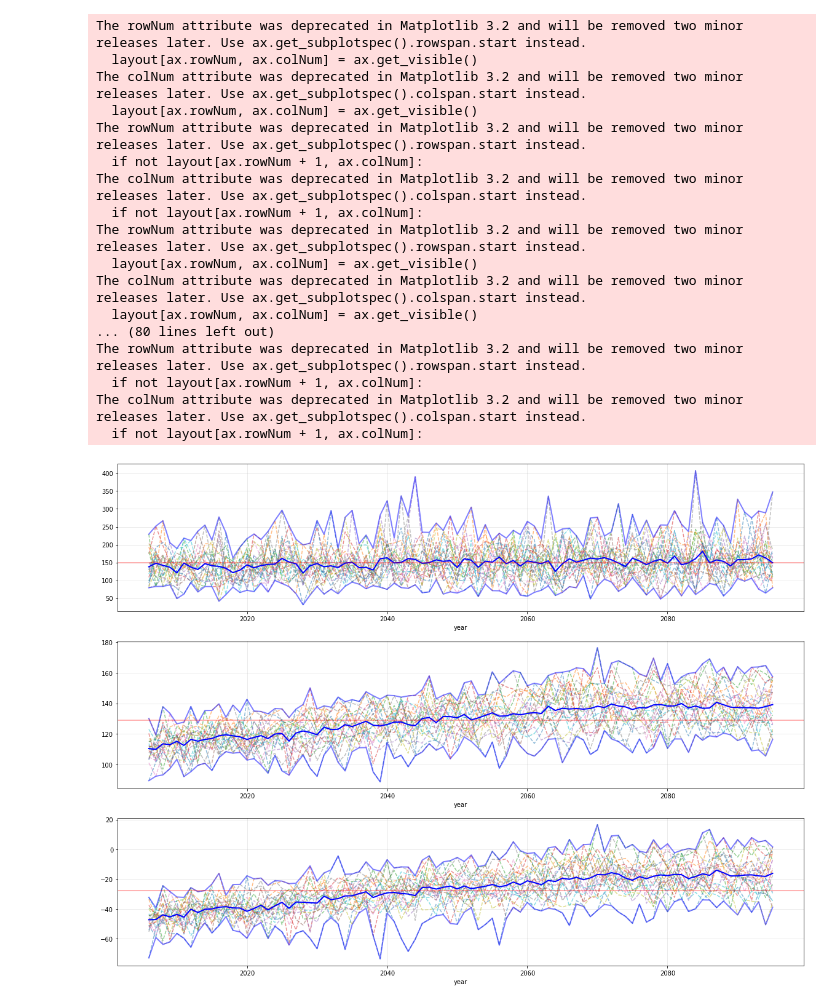
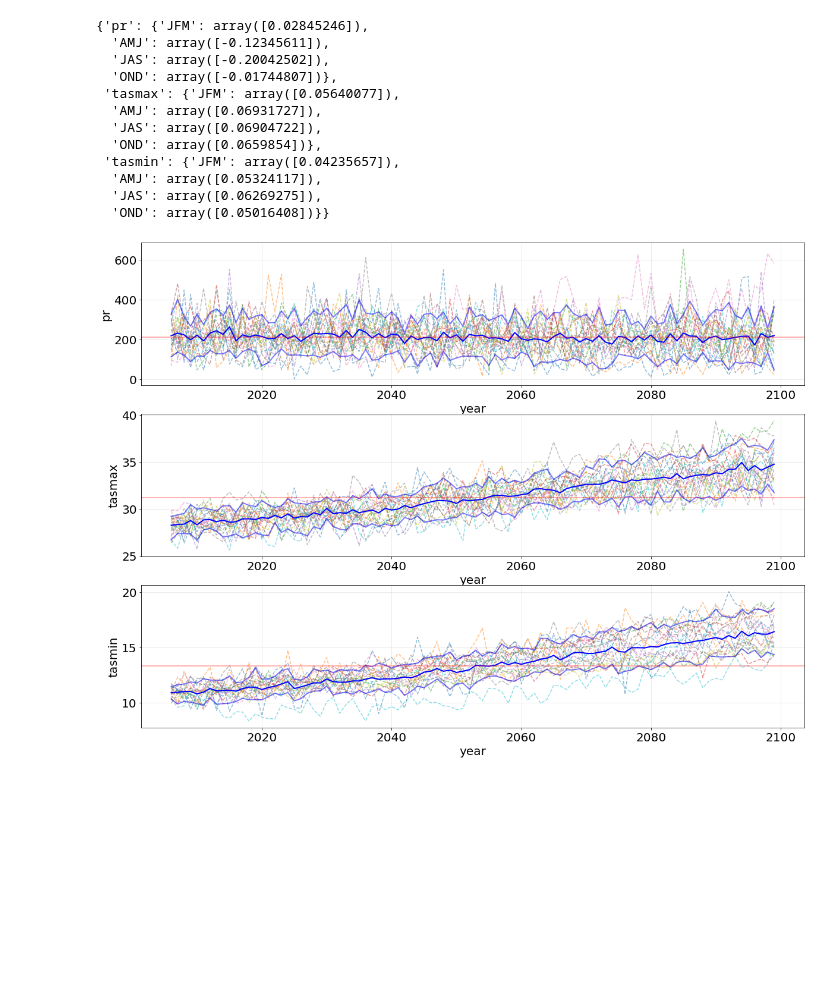
Before and after one commit to csp-inc/ikhnart, a Jupyter notebook: GDDP-timeseries.ipynb, the cells around one changed output. Cells and saved outputs as stored; diff of their text form; code cells hidden in the pictures; blank space fills up the shorter version.

Commit message:
climate analysis added

```diff
--- a/GDDP-timeseries.ipynb
+++ b/GDDP-timeseries.ipynb
@@ -57,5 +77,0 @@ model_list = np.unique(np.array([v[1] for v in groups.index.values]))
-# %%
-#execute summary
-df_summary = pd.concat([aggregate_by_model(groups, model) for model in model_list],\
-                       axis=1).dropna()
-df_summary.columns.names = ['model', 'climate']
@@ -64,32 +97,60 @@ df_summary.to_csv(f'{wd}/GDDP_processed.csv')
+# %%
+climate_vars = df_summary.columns.levels[-1].values
+seasonal_avgs = {v:{} for v in climate_vars}
+trends = {v:{} for v in climate_vars}
+for season,df_summary in df_seasonal.items():
+    for i, var in enumerate(climate_vars):
+        if var == 'pr':
+            summary = df_summary.groupby('year').agg('sum').xs(var, level='climate', axis=1)
+        else:
+            summary = df_summary.groupby('year').agg('mean').xs(var, level='climate', axis=1)
+        season_aggregate = summary.agg('mean', axis=1)
+        seasonal_avgs[var][season] = season_aggregate
+
+        reg = linear_model.LinearRegression()
+        y = season_aggregate.values
+        X = np.array(season_aggregate.index).reshape(-1,1)
+        #X = np.arange(len(y)).reshape(-1,1)
+        result = reg.fit(X,y)
+        trends[var][season] = result.coef_
+# %%
+trends
+# %% [output]
+{'pr': {'JFM': array([0.02845246]),
+  'AMJ': array([-0.12345611]),
+  'JAS': array([-0.20042502]),
+  'OND': array([-0.01744807])},
+ 'tasmax': {'JFM': array([0.05640077]),
+  'AMJ': array([0.06931727]),
+  'JAS': array([0.06904722]),
+  'OND': array([0.0659854])},
+ 'tasmin': {'JFM': array([0.04235657]),
+  'AMJ': array([0.05324117]),
+  'JAS': array([0.06269275]),
+  'OND': array([0.05016408])}}
 # %%
-climate_vars = df_summary.columns.levels[-1].values
 f, ax = plt.subplots(len(climate_vars),1,figsize=(20,15))
+
 for i, var in enumerate(climate_vars):
-    summary = df_summary.groupby('year').agg('sum').xs(var, level='climate', axis=1)
+    if var == 'pr':
+        summary = df_summary.groupby('year').agg('sum').xs(var, level='climate', axis=1)
+    else:
+        summary = df_summary.groupby('year').agg('mean').xs(var, level='climate', axis=1)
     summary.plot(ax=ax[i], ls='--',alpha=0.5, legend=False)
     summary.agg('mean', axis=1).plot(ax=ax[i], lw=2, color='blue')
-    summary.agg('max', axis=1).plot(ax=ax[i], lw=2, color='blue', alpha=0.5)
-    summary.agg('min', axis=1).plot(ax=ax[i], lw=2, color='blue', alpha=0.5)
+    #summary.agg('max', axis=1).plot(ax=ax[i], lw=2, color='blue', alpha=0.5)
+    #summary.agg('max', axis=1).plot(ax=ax[i], lw=2, color='blue', alpha=0.5)
+    #summary.agg('min', axis=1).plot(ax=ax[i], lw=2, color='blue', alpha=0.5)
+    summary.agg(qlower, axis=1).plot(ax=ax[i], lw=2, color='blue', alpha=0.5)
+    summary.agg(qupper, axis=1).plot(ax=ax[i], lw=2, color='blue', alpha=0.5)
     ax[i].axhline(summary.agg('mean', axis=1).mean(), color='red', alpha=0.3, lw=2)
     ax[i].grid(alpha=0.3)
+    ax[i].set_ylabel(var, fontsize=20)
+    ax[i].set_xlabel('year',fontsize=20)
+    ax[i].tick_params(axis='both', labelsize=20)
+#    ax[i].set_xticklabels(fontsize=20)
+#    ax[i].set_yticklabels(fontsize=20)
 # %% [output]
-The rowNum attribute was deprecated in Matplotlib 3.2 and will be removed two minor releases later. Use ax.get_subplotspec().rowspan.start instead.
-  layout[ax.rowNum, ax.colNum] = ax.get_visible()
-The colNum attribute was deprecated in Matplotlib 3.2 and will be removed two minor releases later. Use ax.get_subplotspec().colspan.start instead.
-  layout[ax.rowNum, ax.colNum] = ax.get_visible()
-The rowNum attribute was deprecated in Matplotlib 3.2 and will be removed two minor releases later. Use ax.get_subplotspec().rowspan.start instead.
-  if not layout[ax.rowNum + 1, ax.colNum]:
-The colNum attribute was deprecated in Matplotlib 3.2 and will be removed two minor releases later. Use ax.get_subplotspec().colspan.start instead.
-  if not layout[ax.rowNum + 1, ax.colNum]:
-The rowNum attribute was deprecated in Matplotlib 3.2 and will be removed two minor releases later. Use ax.get_subplotspec().rowspan.start instead.
-  layout[ax.rowNum, ax.colNum] = ax.get_visible()
-The colNum attribute was deprecated in Matplotlib 3.2 and will be removed two minor releases later. Use ax.get_subplotspec().colspan.start instead.
-  layout[ax.rowNum, ax.colNum] = ax.get_visible()
-... (80 lines left out)
-The rowNum attribute was deprecated in Matplotlib 3.2 and will be removed two minor releases later. Use ax.get_subplotspec().rowspan.start instead.
-  if not layout[ax.rowNum + 1, ax.colNum]:
-The colNum attribute was deprecated in Matplotlib 3.2 and will be removed two minor releases later. Use ax.get_subplotspec().colspan.start instead.
-  if not layout[ax.rowNum + 1, ax.colNum]:
-[figure, old version]
+[figure, new version]
 # %%
 #now apply the historic record of climate for the region
```
Also changed, not shown: parts of 11 cells of this notebook, 3 other files.
